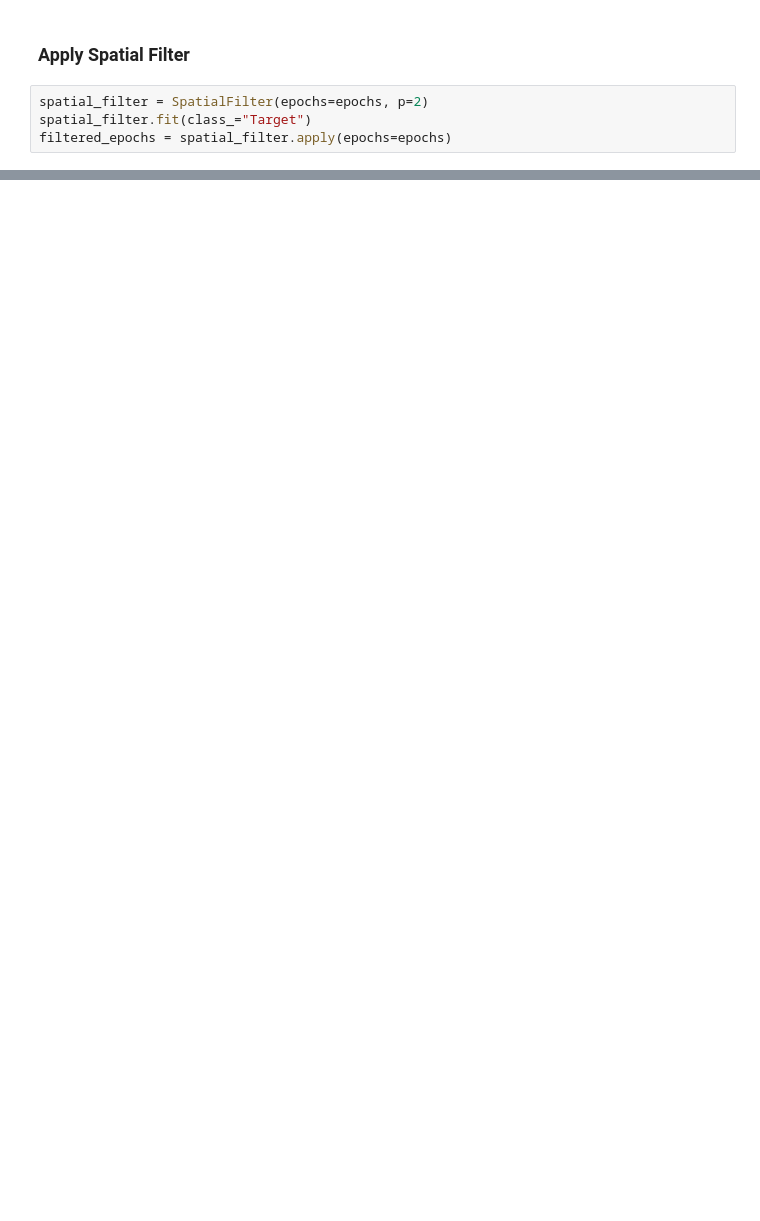
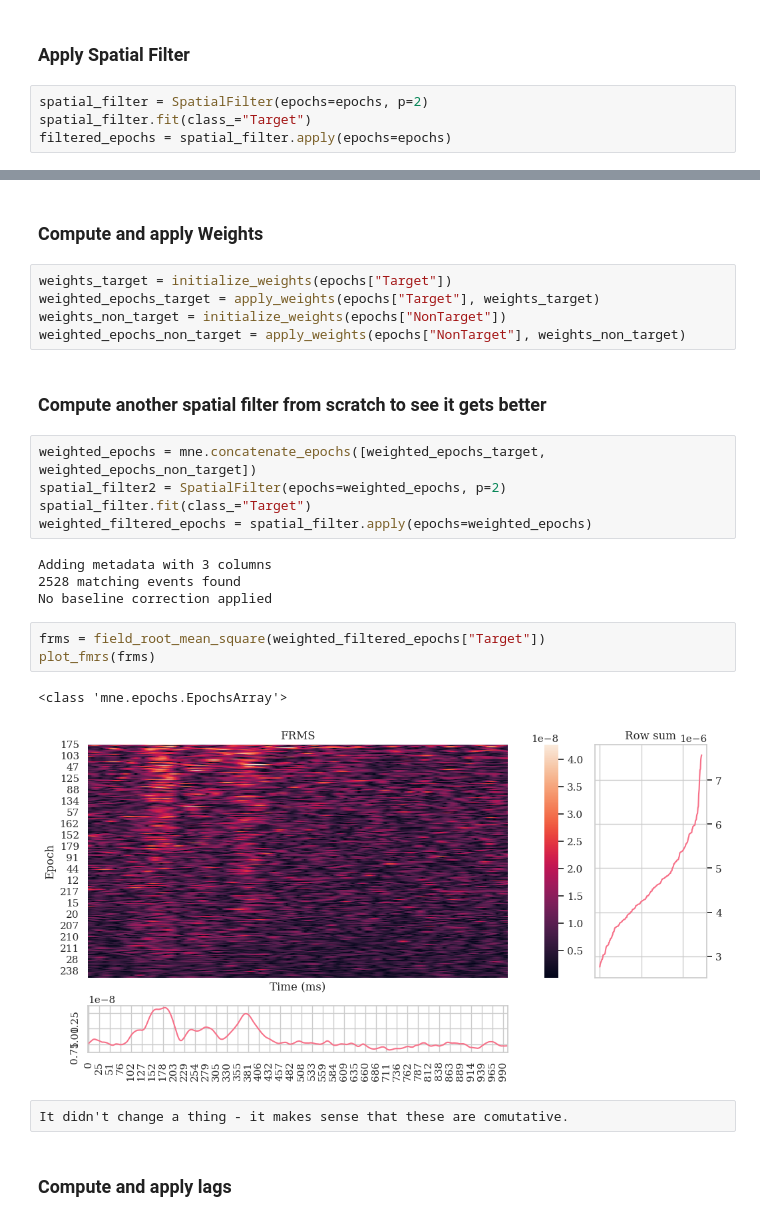
Before and after one commit to isacostamaia/data_exploration_EEG, a Jupyter notebook: moabb_BI2013a.ipynb, the cells around one changed output, grey strips where cells are left out. Drawn from its saved outputs; the diff is of its cells as text; blank space fills up the shorter version.

```diff
--- a/moabb_BI2013a.ipynb
+++ b/moabb_BI2013a.ipynb
@@ -128,0 +133,28 @@ plot_fmrs(frms)
+# %% [markdown]
+### Compute and apply Weights
+# %%
+weights_target = initialize_weights(epochs["Target"])
+weighted_epochs_target = apply_weights(epochs["Target"], weights_target)
+weights_non_target = initialize_weights(epochs["NonTarget"])
+weighted_epochs_non_target = apply_weights(epochs["NonTarget"], weights_non_target)
+# %% [markdown]
+### Compute another spatial filter from scratch to see it gets better
+# %%
+weighted_epochs = mne.concatenate_epochs([weighted_epochs_target, weighted_epochs_non_target])
+spatial_filter2 = SpatialFilter(epochs=weighted_epochs, p=2)
+spatial_filter.fit(class_="Target")
+weighted_filtered_epochs = spatial_filter.apply(epochs=weighted_epochs)
+# %% [output]
+Adding metadata with 3 columns
+2528 matching events found
+No baseline correction applied
+# %%
+frms = field_root_mean_square(weighted_filtered_epochs["Target"])
+plot_fmrs(frms)
+# %% [output]
+<class 'mne.epochs.EpochsArray'>
+[figure, added]
+# %% [raw]
+It didn't change a thing - it makes sense that these are comutative.
+# %% [markdown]
+### Compute and apply lags
```
Also changed, not shown: parts of 15 cells of this notebook, 5 other files.
